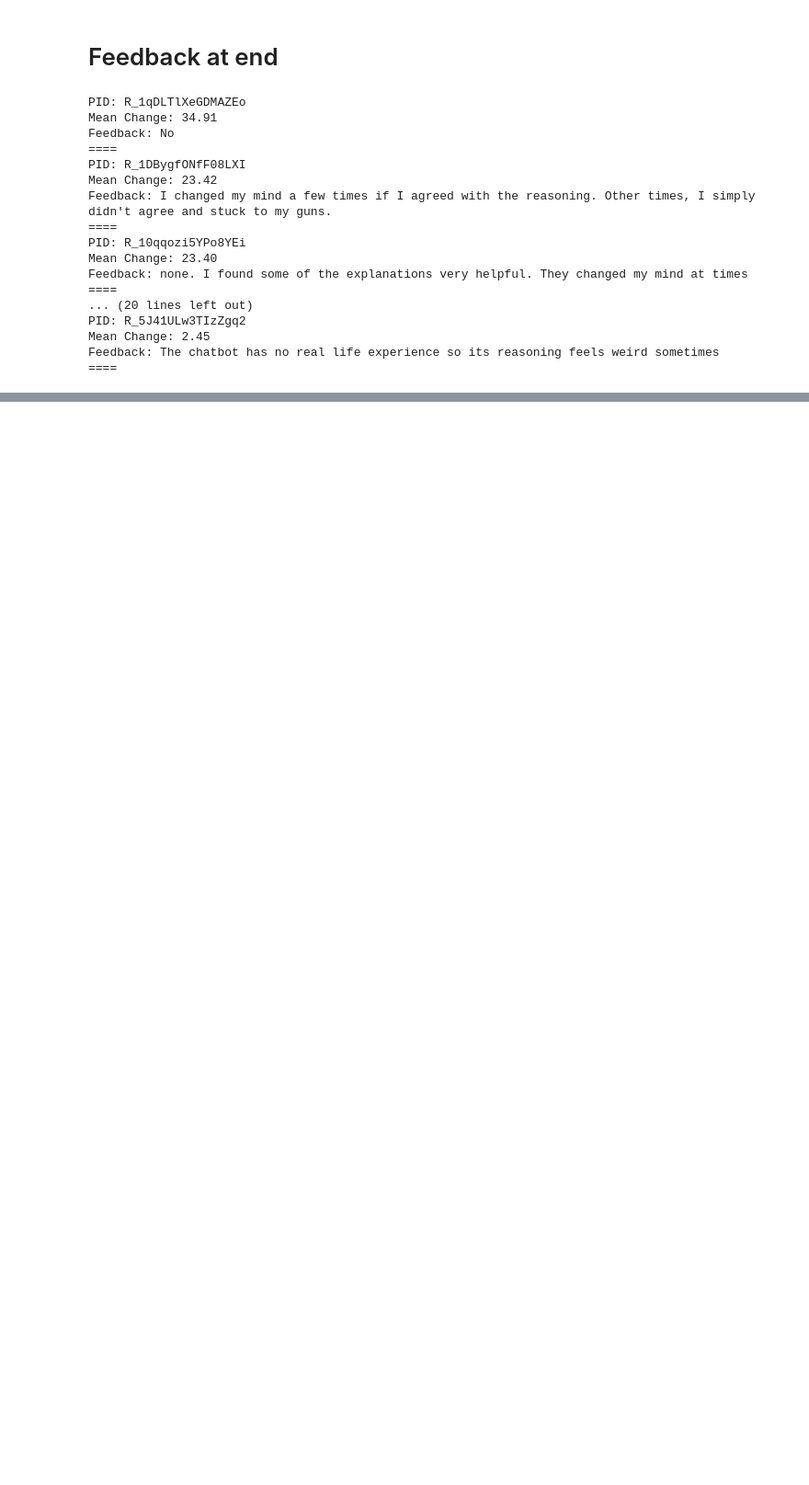
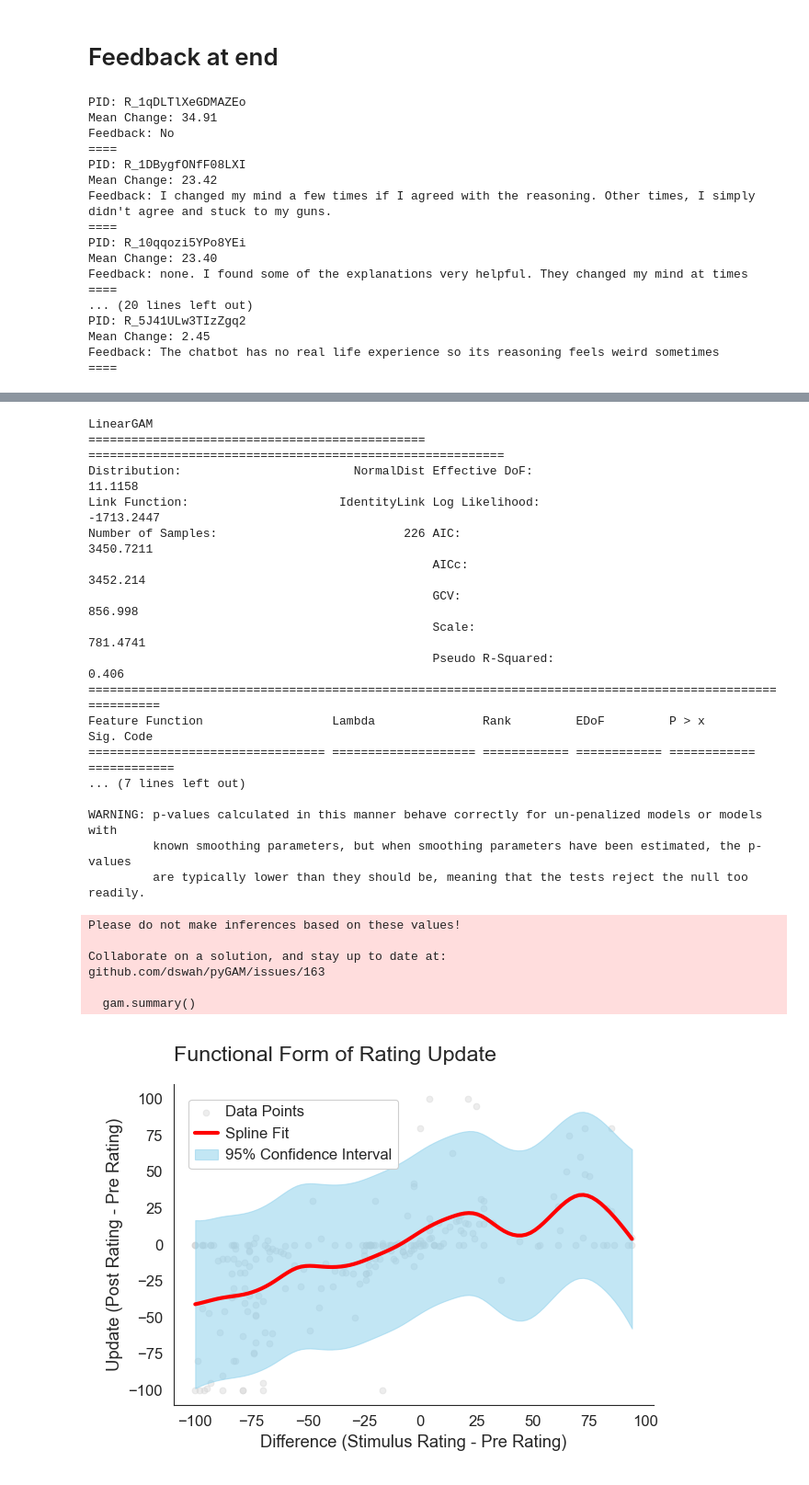
Before and after one commit to josh-ashkinaze/ssl, a Jupyter notebook: study2/6.3_analyze_init_norm_pilot.ipynb, the cells around one changed output, grey strips where cells are left out. Shown at 92% size. Saved outputs shown, nothing was run; the diff lists cells and outputs as text; code cells hidden in the pictures; blank space fills up the shorter version.

Commit message:
init spline fit

```diff
--- a/study2/6.3_analyze_init_norm_pilot.ipynb
+++ b/study2/6.3_analyze_init_norm_pilot.ipynb
@@ -840,0 +851,64 @@ Feedback: The chatbot has no real life experience so its reasoning feels weird s
+# %%
+import pandas as pd
+import numpy as np
+from pygam import LinearGAM, s
+import matplotlib.pyplot as plt
+
+
+mypal = make_aesthetic(font_scale=1.2)
+
+# Assuming 'df' is your DataFrame with 'pre', 'rating', and 'post' columns
+df['update'] = df['post'] - df['pre']
+df['difference'] = df['rating'] - df['pre']
+
+# Isolate your predictor (X) and outcome (y) variables
+X = df[['difference']].values
+y = df['update'].values
+
+# Build and fit the GAM. s(0) means "a spline of the first column of X"
+gam = LinearGAM(s(0)).fit(X, y)
+
+# Print a model summary
+gam.summary()
+
+# --- Plotting the functional form ---
+# Create a grid of x-values to predict on
+XX = gam.generate_X_grid(term=0, n=100)
+
+plt.scatter(X, y, color='lightgray', alpha=0.4, label='Data Points')
+
+plt.plot(XX[:, 0], gam.predict(XX), color='red', lw=3, label='Spline Fit')
+
+# Plot the confidence intervals for the spline
+plt.fill_between(XX[:, 0], lower_ci, upper_ci, color='skyblue', alpha=0.5, label='95% Confidence Interval')
+
+plt.xlabel("Difference (Stimulus Rating - Pre Rating)")
+plt.ylabel("Update (Post Rating - Pre Rating)")
+plt.title("Functional Form of Rating Update")
+plt.legend()
+plt.show()
+# %% [output]
+LinearGAM
+=============================================== ==========================================================
+Distribution:                        NormalDist Effective DoF:                                     11.1158
+Link Function:                     IdentityLink Log Likelihood:                                 -1713.2447
+Number of Samples:                          226 AIC:                                             3450.7211
+                                                AICc:                                             3452.214
+                                                GCV:                                               856.998
+                                                Scale:                                            781.4741
+                                                Pseudo R-Squared:                                    0.406
+==========================================================================================================
+Feature Function                  Lambda               Rank         EDoF         P > x        Sig. Code
+================================= ==================== ============ ============ ============ ============
+... (7 lines left out)
+
+WARNING: p-values calculated in this manner behave correctly for un-penalized models or models with
+         known smoothing parameters, but when smoothing parameters have been estimated, the p-values
+         are typically lower than they should be, meaning that the tests reject the null too readily.
+Please do not make inferences based on these values!
+
+Collaborate on a solution, and stay up to date at:
+github.com/dswah/pyGAM/issues/163
+
+  gam.summary()
+[figure, added]
```
Also changed, not shown: parts of 6 cells of this notebook.
